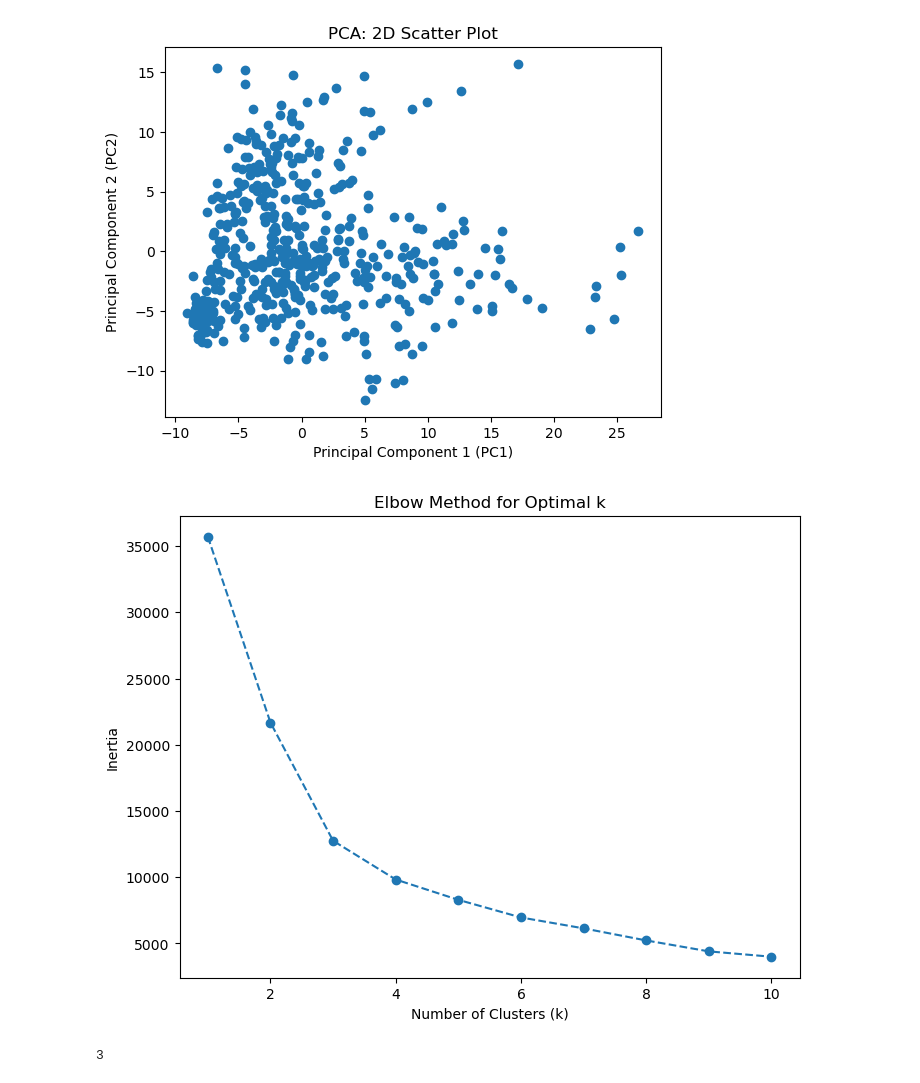
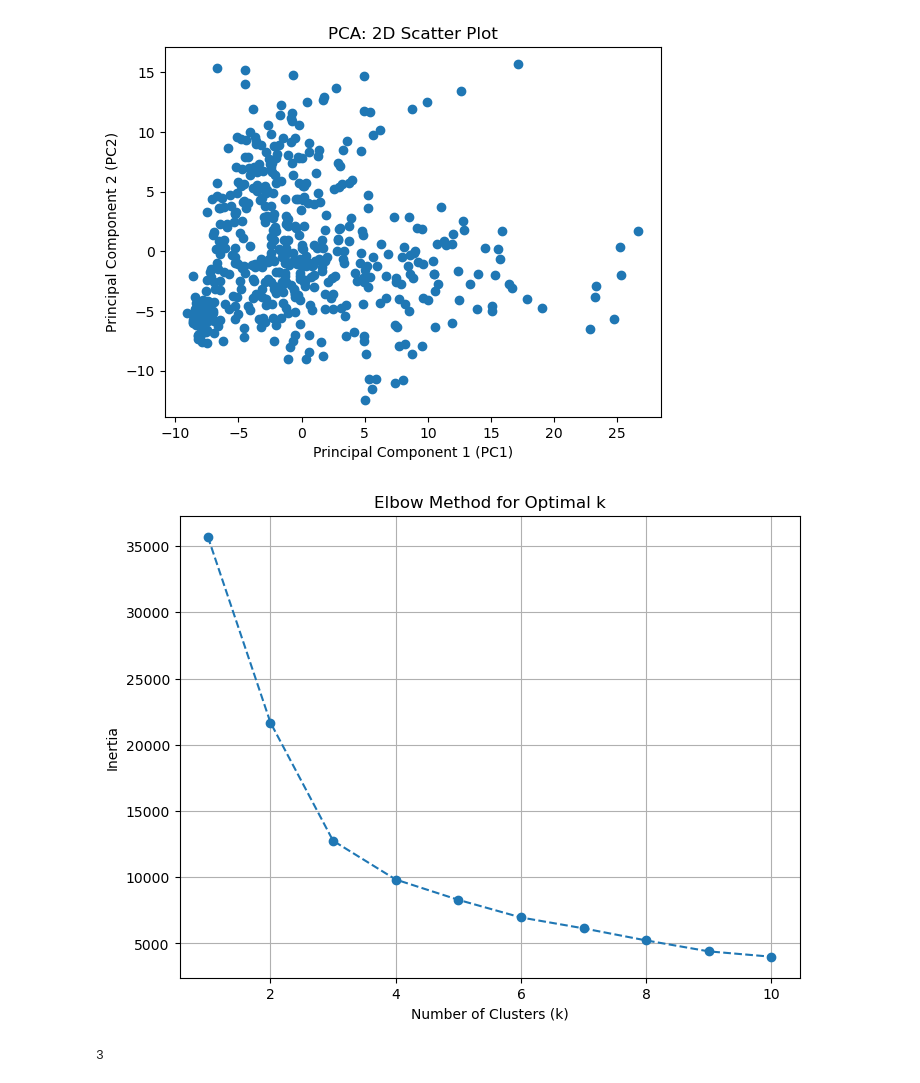
Before and after one commit to vldkurov/goit-d-sci-hw, a Jupyter notebook: hw6/Hw6.ipynb, the cells around one changed output. Cells and saved outputs as stored; diff of their text form; code cells hidden in the pictures.

```diff
--- a/hw6/Hw6.ipynb
+++ b/hw6/Hw6.ipynb
@@ -217,13 +217,14 @@ for i in range(1, 11):
 # %%
 # Plot the Elbow Method
 plt.figure(figsize=(8, 6))
 plt.plot(range(1, 11), inertia, marker='o', linestyle='--')
 plt.xlabel('Number of Clusters (k)')
 plt.ylabel('Inertia')
 plt.title('Elbow Method for Optimal k')
+plt.grid()
 plt.show()
 # %% [output]
-[figure, old version]
+[figure, new version]
 # %%
 from kneed import KneeLocator
 
```
Also changed, not shown: parts of 2 cells of this notebook.
